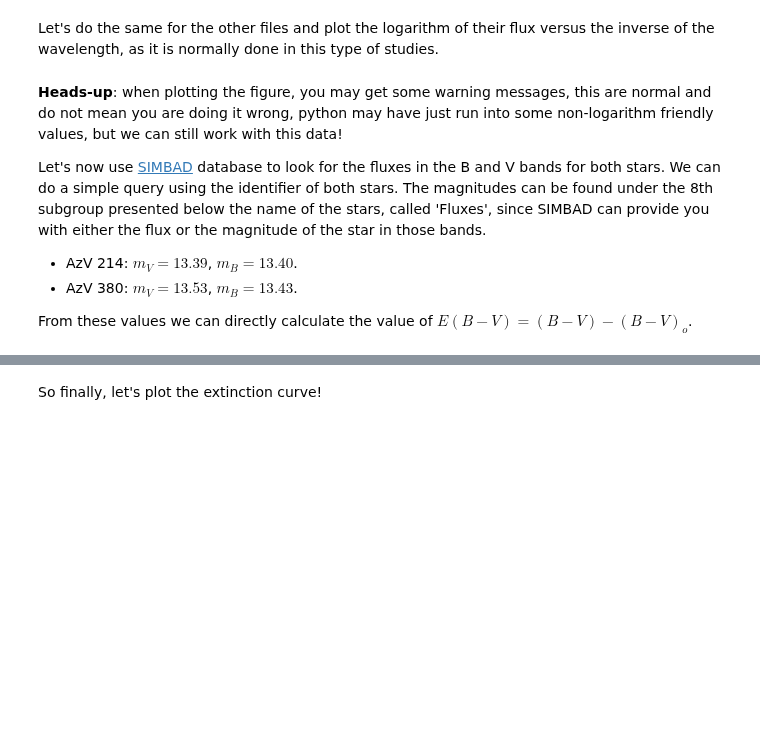
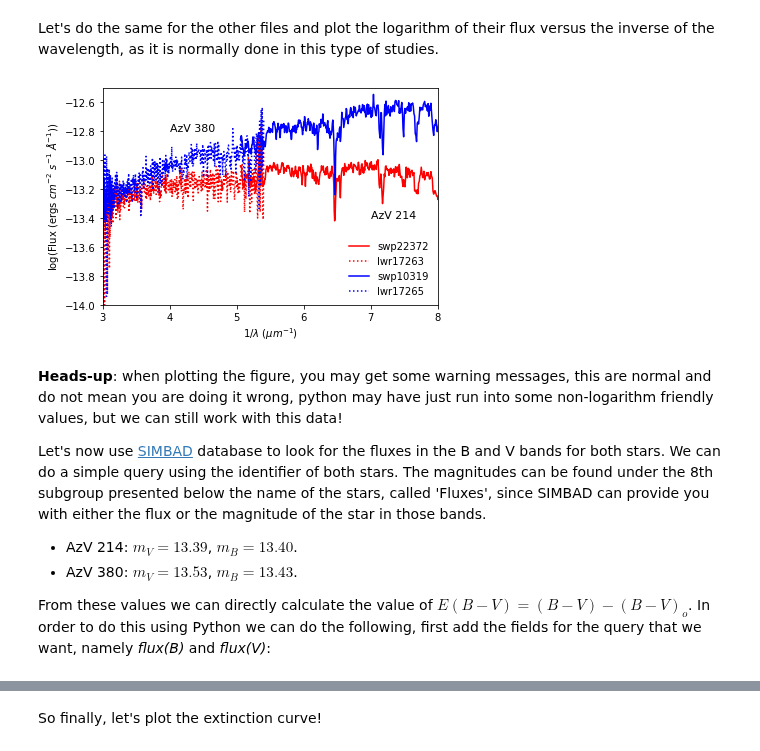
Before and after one commit to ScienceBetter/notebooks-stsci, a Jupyter notebook: exploring_UV_extinction_curves/Exploring_UV_extinction_curves.ipynb, the cells around one changed output, grey strips where cells are left out. Cells and saved outputs as stored; diff of their text form; code cells hidden in the pictures; blank space fills up the shorter version.

```diff
--- a/exploring_UV_extinction_curves/Exploring_UV_extinction_curves.ipynb
+++ b/exploring_UV_extinction_curves/Exploring_UV_extinction_curves.ipynb
@@ -119,35 +162,37 @@ wav3 = data3[0][0] # A
 flux3 = data3[0][1] # ergs/cm2/sec/A
 
 filename4 = "./mastDownload/IUE/lwr17265/lwr17265mxlo_vo.fits"
 with fits.open(filename4) as hdulist:
     data4 = hdulist[1].data
 
 wav4 = data4[0][0] # A
 flux4 = data4[0][1] # ergs/cm2/sec/A
 
 wavinv = 1/(wav*1e-4) # mu-m ^-1
 wavinv2 = 1/(wav2*1e-4) # mu-m ^-1
 wavinv3 = 1/(wav3*1e-4) # mu-m ^-1
 wavinv4 = 1/(wav4*1e-4) # mu-m ^-1
 
 fig = plt.figure()
 ax = plt.subplot(111)
 
 plt.plot(wavinv,np.log10(flux),'r',label='swp22372')
 plt.plot(wavinv2,np.log10(flux2),'r:',label='lwr17263')
-plt.text(4, -12.8, 'AzV 214', fontsize = 11)
+plt.text(4, -12.8,'AzV 380', fontsize = 11)
 plt.plot(wavinv3,np.log10(flux3),'b',label='swp10319')
 plt.plot(wavinv4,np.log10(flux4),'b:',label='lwr17265')
-plt.text(7, -13.4, 'AzV 380', fontsize = 11)
+plt.text(7, -13.4, 'AzV 214', fontsize = 11)
 
 ax.set_xlabel('1/$\lambda$ ($\mu m^{-1}$)')
 ax.set_ylabel(r'log(Flux (ergs $cm^{-2}$ $s^{-1}$ $\AA^{-1}$))')
 ax.set_xlim([3, 8])
 ax.set_ylim([-14, -12.5])
 
 plt.legend(loc='best',frameon=False)
 
 plt.show()
+# %% [output]
+[figure, added]
 # %% [markdown]
 **Heads-up**: when plotting the figure, you may get some warning messages, this are normal and do not mean you are doing it wrong, python may have just run into some non-logarithm friendly values, but we can still work with this data!
 
@@ -156,5 +201,5 @@ Let's now use <a href="http://simbad.cds.unistra.fr/simbad/">SIMBAD</a> database
 - AzV 214: $m_V = 13.39$, $m_B = 13.40$.
 - AzV 380: $m_V = 13.53$, $m_B = 13.43$.
 
-From these values we can directly calculate the value of $E(B-V) = (B-V)-(B-V)_o$.
+From these values we can directly calculate the value of $E(B-V) = (B-V)-(B-V)_o$. In order to do this using Python we can do the following, first add the fields for the query that we want, namely _flux(B)_ and _flux(V)_:
 # %%
```
Also changed, not shown: parts of 36 cells of this notebook.
